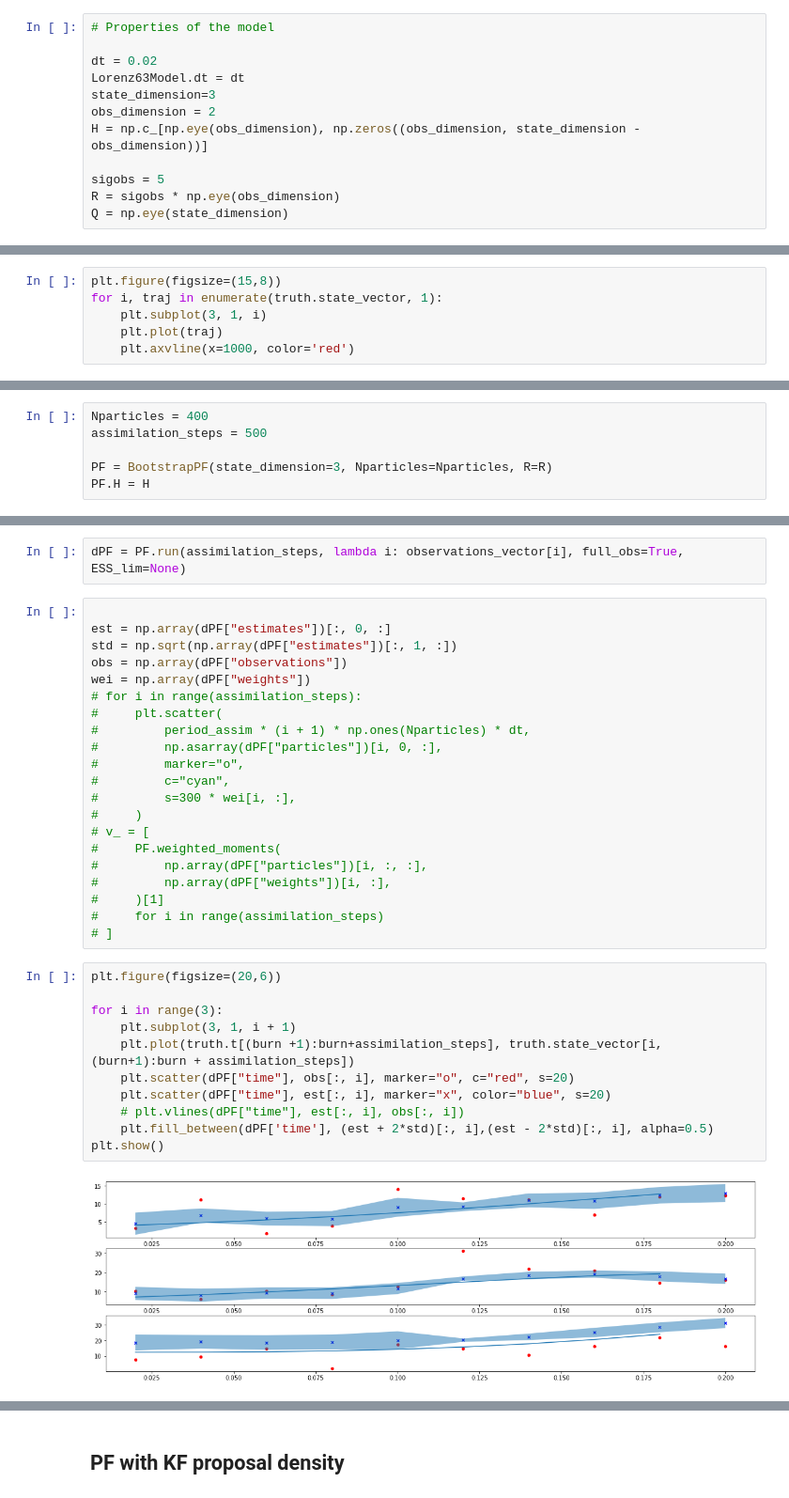
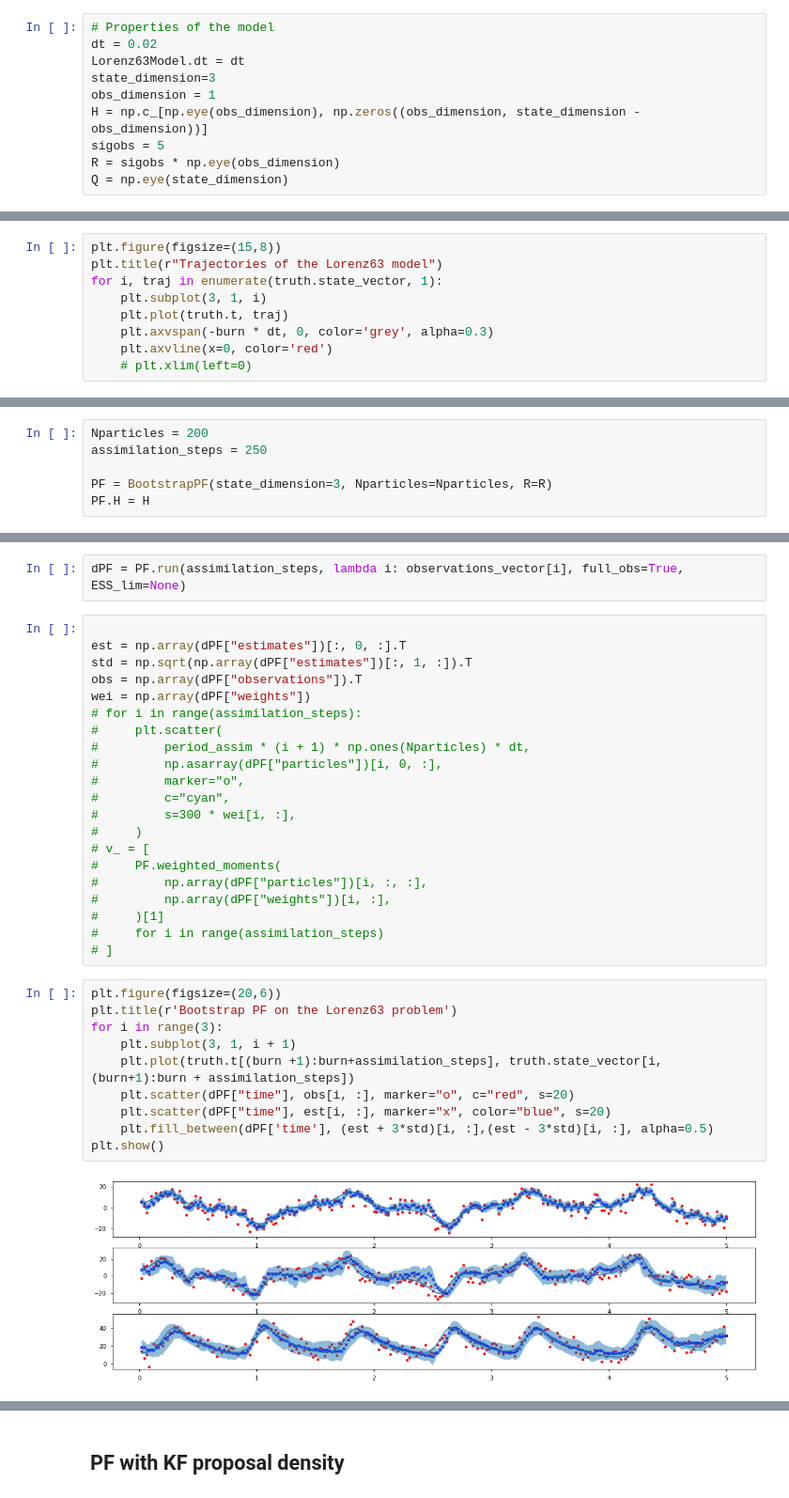
Before and after one commit to VTrappler/DA_sandbox, a Jupyter notebook: lorenz63_PF.ipynb, the cells around one changed output, grey strips where cells are left out. Shown at 94% size. Cells and saved outputs as stored; diff of their text form.

Commit message:
pf lorenz93

```diff
--- a/lorenz63_PF.ipynb
+++ b/lorenz63_PF.ipynb
@@ -13,13 +14,11 @@ from DAmethod.optimalparticlefilter import OptimalKPF
 ## Model properties
 # %%
 # Properties of the model
-
 dt = 0.02
 Lorenz63Model.dt = dt
 state_dimension=3
-obs_dimension = 2
+obs_dimension = 1
 H = np.c_[np.eye(obs_dimension), np.zeros((obs_dimension, state_dimension - obs_dimension))]
-
 sigobs = 5
 R = sigobs * np.eye(obs_dimension)
 Q = np.eye(state_dimension)
@@ -45,8 +44,11 @@ for i in range(2000):
 How does the trajectories look like
 # %%
 plt.figure(figsize=(15,8))
+plt.title(r"Trajectories of the Lorenz63 model")
 for i, traj in enumerate(truth.state_vector, 1):
     plt.subplot(3, 1, i)
-    plt.plot(traj)
-    plt.axvline(x=1000, color='red')
+    plt.plot(truth.t, traj)
+    plt.axvspan(-burn * dt, 0, color='grey', alpha=0.3)
+    plt.axvline(x=0, color='red')
+    # plt.xlim(left=0)
 # %% [output]
@@ -55,8 +57,8 @@ for i, traj in enumerate(truth.state_vector, 1):
 ## Bootstrap (Standard) Particle Filter
 Let us set the parameters for the Bootstrap particle filter
 # %%
-Nparticles = 400
-assimilation_steps = 500
+Nparticles = 200
+assimilation_steps = 250
 
 PF = BootstrapPF(state_dimension=3, Nparticles=Nparticles, R=R)
 PF.H = H
@@ -76,9 +78,9 @@ PF.generate_particles(
 dPF = PF.run(assimilation_steps, lambda i: observations_vector[i], full_obs=True, ESS_lim=None)
 # %%
 
-est = np.array(dPF["estimates"])[:, 0, :]
-std = np.sqrt(np.array(dPF["estimates"])[:, 1, :])
-obs = np.array(dPF["observations"])
+est = np.array(dPF["estimates"])[:, 0, :].T
+std = np.sqrt(np.array(dPF["estimates"])[:, 1, :]).T
+obs = np.array(dPF["observations"]).T
 wei = np.array(dPF["weights"])
 # for i in range(assimilation_steps):
 #     plt.scatter(
@@ -97,15 +99,14 @@ wei = np.array(dPF["weights"])
 # ]
 # %%
 plt.figure(figsize=(20,6))
-
+plt.title(r'Bootstrap PF on the Lorenz63 problem')
 for i in range(3):
     plt.subplot(3, 1, i + 1)
     plt.plot(truth.t[(burn +1):burn+assimilation_steps], truth.state_vector[i, (burn+1):burn + assimilation_steps])
-    plt.scatter(dPF["time"], obs[:, i], marker="o", c="red", s=20)
-    plt.scatter(dPF["time"], est[:, i], marker="x", color="blue", s=20)
-    # plt.vlines(dPF["time"], est[:, i], obs[:, i])
-    plt.fill_between(dPF['time'], (est + 2*std)[:, i],(est - 2*std)[:, i], alpha=0.5)
+    plt.scatter(dPF["time"], obs[i, :], marker="o", c="red", s=20)
+    plt.scatter(dPF["time"], est[i, :], marker="x", color="blue", s=20)
+    plt.fill_between(dPF['time'], (est + 3*std)[i, :],(est - 3*std)[i, :], alpha=0.5)
 plt.show()
 # %% [output]
-[figure, old version]
+[figure, new version]
 # %%
```
Also changed, not shown: parts of 7 cells of this notebook, 13 other files.
